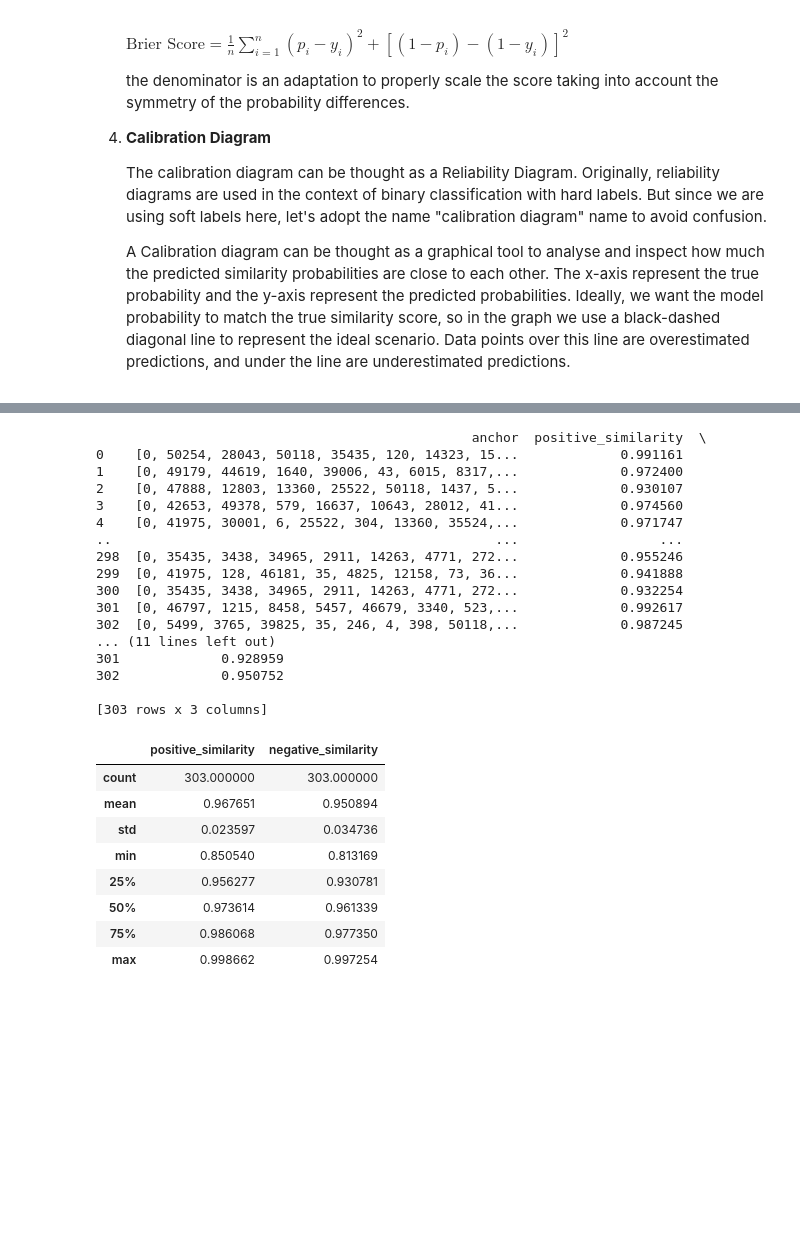
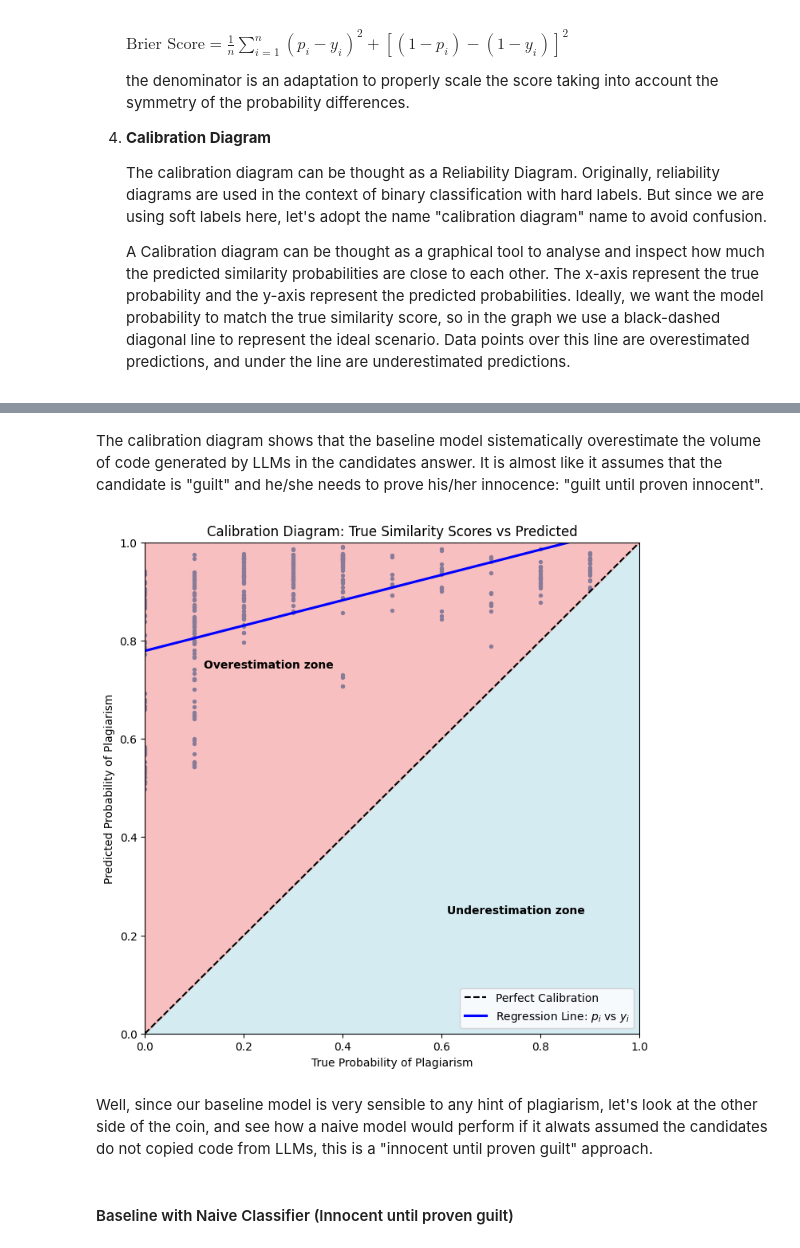
Before and after one commit to alexandrehsd/plagiarism-detector, a Jupyter notebook: notebooks/plagiarism_detector.ipynb, the cells around one changed output, grey strips where cells are left out. Saved outputs shown, nothing was run; the diff lists cells and outputs as text; code cells hidden in the pictures; blank space fills up the shorter version.

```diff
--- a/notebooks/plagiarism_detector.ipynb
+++ b/notebooks/plagiarism_detector.ipynb
@@ -269,3 +275,0 @@ llm_answers_batch = tokenizer(data["llm_answer"], padding=True, truncation=True,
-# %%
-candidate_hidden_states = extract_hidden_states(candidate_answers_batch)
-llm_hidden_states = extract_hidden_states(llm_answers_batch)
@@ -385,9 +441,8 @@ def brier_score(predictions: Tensor, soft_labels: Tensor) -> Tensor:
         ) / predictions.size(0)
     return brier
 # %%
-def plot_calibration_diagram(predictions, soft_labels):
+def plot_calibration_diagram(predictions: np.ndarray, soft_labels: np.ndarray) -> None:
 
-    # Create the plot
     fig, ax = plt.subplots(1, 1, figsize=(8, 8))
 
     # Create a scatter plot
@@ -396,30 +451,22 @@ def plot_calibration_diagram(predictions, soft_labels):
     # Add a diagonal black dashed line from (0, 0) to (1, 1)
     ax.plot([0, 1], [0, 1], ls="--", color="black", label="Perfect Calibration")
 
-    # Add a regression line using seaborn
+    # Add a regression line
     sns.regplot(x=soft_labels, y=predictions, scatter=False, ax=ax, ci=None, color="blue", label="Regression Line: $p_i$ vs $y_i$")
 
-    # Add the shaded area below the diagonal line
     ax.fill_between([0, 1], [0, 1], color="lightblue", alpha=0.5)
-
-    # Add the text "Underestimation zone" in the middle of the shaded area
     ax.text(0.75, 0.25, "Underestimation zone", horizontalalignment='center', verticalalignment='center', fontsize=10, color='black', weight='bold')
 
-    # Add the shaded area above the diagonal line
     ax.fill_between([0, 1], [0, 1], [1, 1], color="lightcoral", alpha=0.5)
-
-    # Add the text "Overestimation zone" in the middle of the shaded area above the line
     ax.text(0.25, 0.75, "Overestimation zone", horizontalalignment='center', verticalalignment='center', fontsize=10, color='black', weight='bold')
 
     ax.legend()
 
-    # Add titles and labels
     ax.set_title('Calibration Diagram: True Similarity Scores vs Predicted')
     ax.set_xlabel('True Probability of Plagiarism')
     ax.set_ylabel('Predicted Probability of Plagiarism')
     ax.set_xlim(0, 1)
     ax.set_ylim(0, 1)
 
-    # Show the plot
     plt.show()
 # %% [markdown]
@@ -844,53 +495,10 @@ Similarity Score: 0.9966973066329956
-# %%
-# Compute similarity scores for the test dataset
-results = []
-
-for batch in tqdm(test_loader):
-    anchor_outputs = model(batch['anchor_input_ids'].to(device), batch['anchor_attention_mask'].to(device))
-    positive_outputs = model(batch['positive_input_ids'].to(device), batch['positive_attention_mask'].to(device))
-    negative_outputs = model(batch['negative_input_ids'].to(device), batch['negative_attention_mask'].to(device))
-
-    with torch.no_grad():
-        positive_similarity = F.cosine_similarity(anchor_outputs, positive_outputs).cpu().numpy()
-        negative_similarity = F.cosine_similarity(anchor_outputs, negative_outputs).cpu().numpy()
-
-    for i in range(len(anchor_outputs)):
-        results.append({
-            'anchor': batch['anchor_input_ids'][i].cpu().numpy(),
-            'positive_similarity': positive_similarity[i],
-            'negative_similarity': negative_similarity[i]
-        })
-
-# Convert results to DataFrame
-results_df = pd.DataFrame(results)
-print(results_df)
-# %% [output]
-                                                anchor  positive_similarity  \
-0    [0, 50254, 28043, 50118, 35435, 120, 14323, 15...             0.991161
-1    [0, 49179, 44619, 1640, 39006, 43, 6015, 8317,...             0.972400
-2    [0, 47888, 12803, 13360, 25522, 50118, 1437, 5...             0.930107
-3    [0, 42653, 49378, 579, 16637, 10643, 28012, 41...             0.974560
-4    [0, 41975, 30001, 6, 25522, 304, 13360, 35524,...             0.971747
-..                                                 ...                  ...
-298  [0, 35435, 3438, 34965, 2911, 14263, 4771, 272...             0.955246
-299  [0, 41975, 128, 46181, 35, 4825, 12158, 73, 36...             0.941888
-300  [0, 35435, 3438, 34965, 2911, 14263, 4771, 272...             0.932254
-301  [0, 46797, 1215, 8458, 5457, 46679, 3340, 523,...             0.992617
-302  [0, 5499, 3765, 39825, 35, 246, 4, 398, 50118,...             0.987245
-... (11 lines left out)
-301             0.928959
-302             0.950752
-
-[303 rows x 3 columns]
-# %%
-results_df.describe()
-# %% [output]
-|  | positive_similarity | negative_similarity |
-| count | 303.000000 | 303.000000 |
-| mean | 0.967651 | 0.950894 |
-| std | 0.023597 | 0.034736 |
-| min | 0.850540 | 0.813169 |
-| 25% | 0.956277 | 0.930781 |
-| 50% | 0.973614 | 0.961339 |
-| 75% | 0.986068 | 0.977350 |
-| max | 0.998662 | 0.997254 |
+# %% [markdown]
+The calibration diagram shows that the baseline model sistematically overestimate the volume of code generated by LLMs in the candidates answer. It is almost like it assumes that the candidate is "guilt" and he/she needs to prove his/her innocence: "guilt until proven innocent".
+# %%
+plot_calibration_diagram(norm_cos_similarity.cpu().numpy(), plagiarism_scores.cpu().numpy())
+# %% [output]
+[figure, added]
+# %% [markdown]
+Well, since our baseline model is very sensible to any hint of plagiarism, let's look at the other side of the coin, and see how a naive model would perform if it alwats assumed the candidates do not copied code from LLMs, this is a "innocent until proven guilt" approach.
+# %% [markdown]
+#### Baseline with Naive Classifier (Innocent until proven guilt)
```
Also changed, not shown: parts of 72 cells of this notebook.
